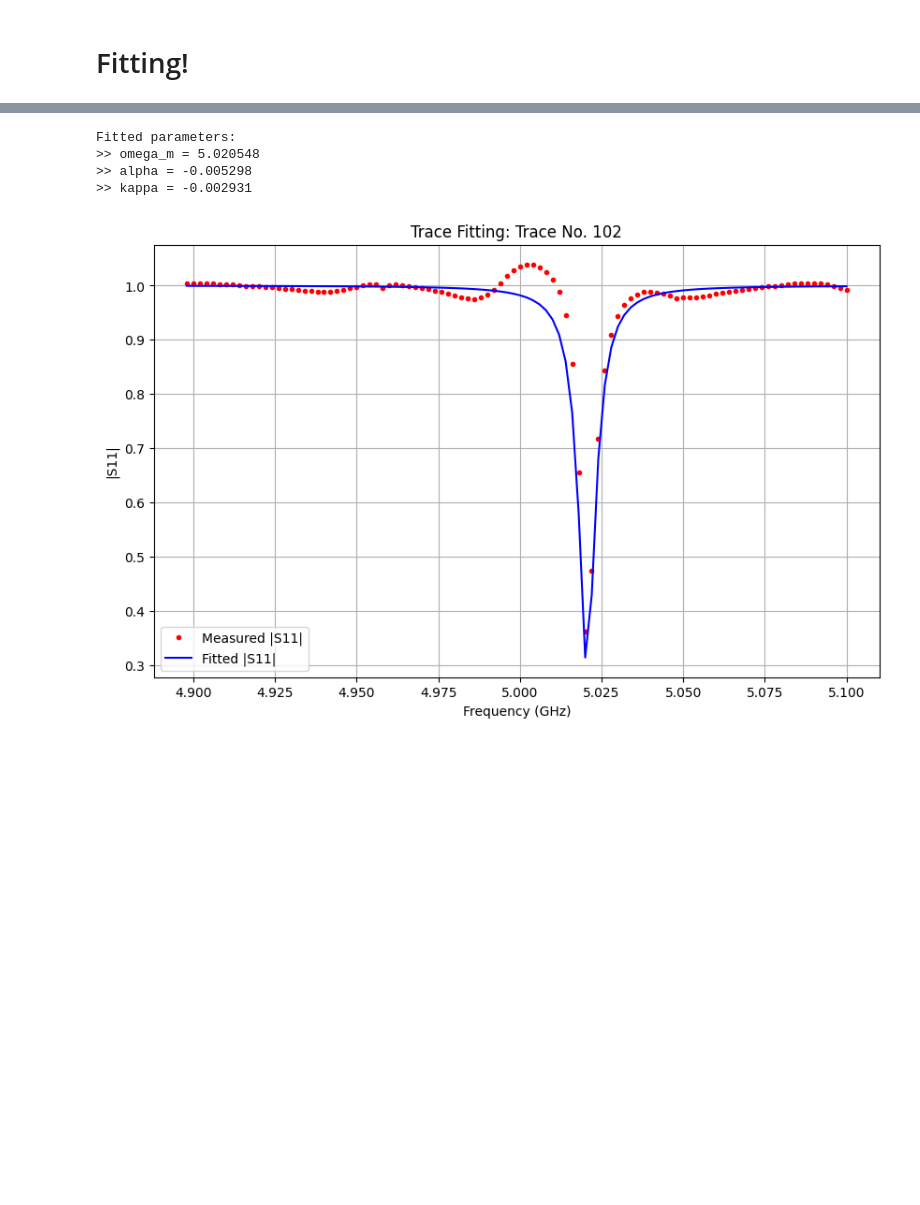
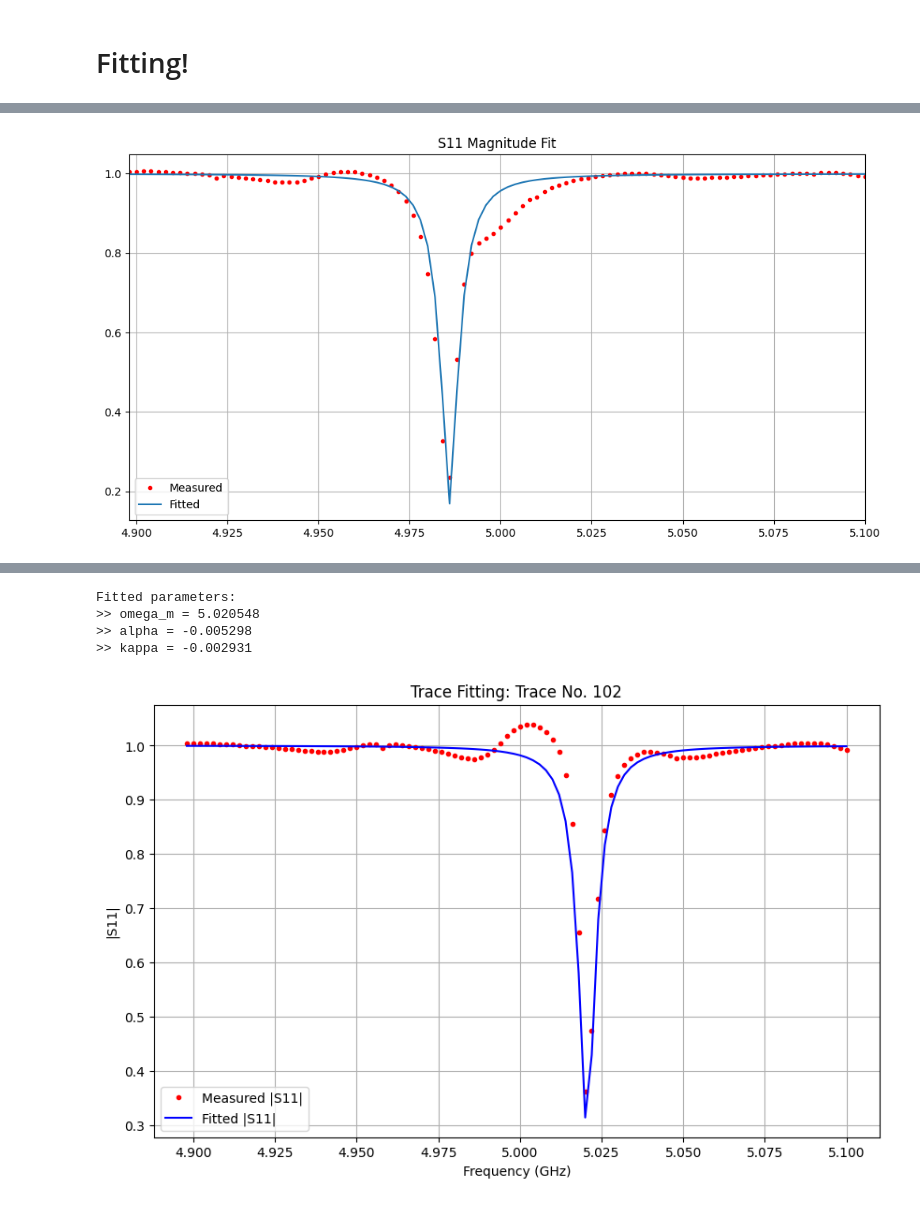
Before and after one commit to Nick1467/Mirror, a Jupyter notebook: quick_scale.ipynb, the cells around one changed output, grey strips where cells are left out. Drawn from its saved outputs; the diff is of its cells as text; code cells hidden in the pictures; blank space fills up the shorter version.

Commit message:
模組化fttting system，加上了 guess mode

```diff
--- a/quick_scale.ipynb
+++ b/quick_scale.ipynb
@@ -257,0 +231,90 @@ fitted result:
+# %%
+import numpy as np
+from scipy.optimize import curve_fit
+from matplotlib import pyplot as plt
+import inspect
+
+# Constants
+pi = np.pi
+trace_no = 101
+
+def s11(omega, omega_m, alpha, kappa):
+    """
+    Computes the S11 parameter based on given frequency (omega) and system parameters.
+    """
+    Gamma = (alpha + kappa) / 2
+    s11_value = 1 - (kappa / (Gamma - 1j * (omega - omega_m)))
+    return np.hstack([s11_value.real, s11_value.imag])
+
+def fit_s11(frequencies, measured_s11, initial_guess):
+    """
+    Fits the S11 function to measured data.
+    """
+    param_names = list(inspect.signature(s11).parameters.keys())[1:]
+
+    coeffs, cov = curve_fit(
+        s11,
+        frequencies,
+        ydata=np.hstack([measured_s11.real[::-1], measured_s11.imag[::-1]]),
+        bounds=([0, 0, 0], [100, 100, 100]),
+        method='dogbox',
+        p0=initial_guess,
+    )
+
+    print('Fitted Parameters:')
+    for name, value in zip(param_names, coeffs):
+        print(f">> {name} = {value}")
+
+    return coeffs
+
+def plot_results(frequencies, measured_s11, fitted_s11):
+    """
+    Plots the measured and fitted S11 magnitude.
+    """
+    midpoint = fitted_s11.shape[-1] // 2
+    real_part = fitted_s11[:midpoint]
+    imag_part = fitted_s11[midpoint:]
+    sum_complex = real_part + 1j * imag_part
+
+    plt.figure(figsize=(12, 6))
+    plt.plot(frequencies, abs(measured_s11), 'r .', label='Measured')
+    plt.plot(frequencies, abs(sum_complex)[::-1], label='Fitted')
+    plt.xlim(np.min(frequencies), np.max(frequencies))
+    plt.legend()
+    plt.grid()
+    plt.title("S11 Magnitude Fit")
+    plt.show()
+
+    # Real and Imaginary parts
+    plt.figure(figsize=(10, 5))
+    plt.subplot(221)
+    plt.plot(frequencies, measured_s11.real, 'b.')
+    plt.plot(frequencies, real_part[::-1], 'r-')
+    plt.title('Real Part')
+
+    plt.subplot(223)
+    plt.plot(frequencies, measured_s11.imag, 'b.')
+    plt.plot(frequencies, imag_part[::-1], 'r-')
+    plt.title('Imaginary Part')
+
+    plt.subplot(122)
+    plt.plot(measured_s11.real, measured_s11.imag, 'bo')
+    plt.plot(real_part[::-1], imag_part[::-1], 'r-')
+    plt.xlabel('Real Part')
+    plt.ylabel('Imaginary Part')
+    plt.title("S11 Complex Plane")
+
+    plt.show()
+
+
+# Example data (Replace with actual values)
+global frq, data, screen
+f_used = frq[screen] / 1e9
+s11_used = data[screen, trace_no: trace_no+1].ravel()
+
+initial_guess = np.array([4.985, 0.0040, 0.0053])  # Initial parameter estimates
+
+coeffs = fit_s11(f_used, s11_used, initial_guess)
+s11_fit = s11(f_used, *coeffs)
+plot_results(f_used, s11_used, s11_fit)
+# %% [output]
@@ -257,0 +325 @@ fitted result:
+[figure, added]
```
Also changed, not shown: parts of 9 cells of this notebook, 1 other file.
